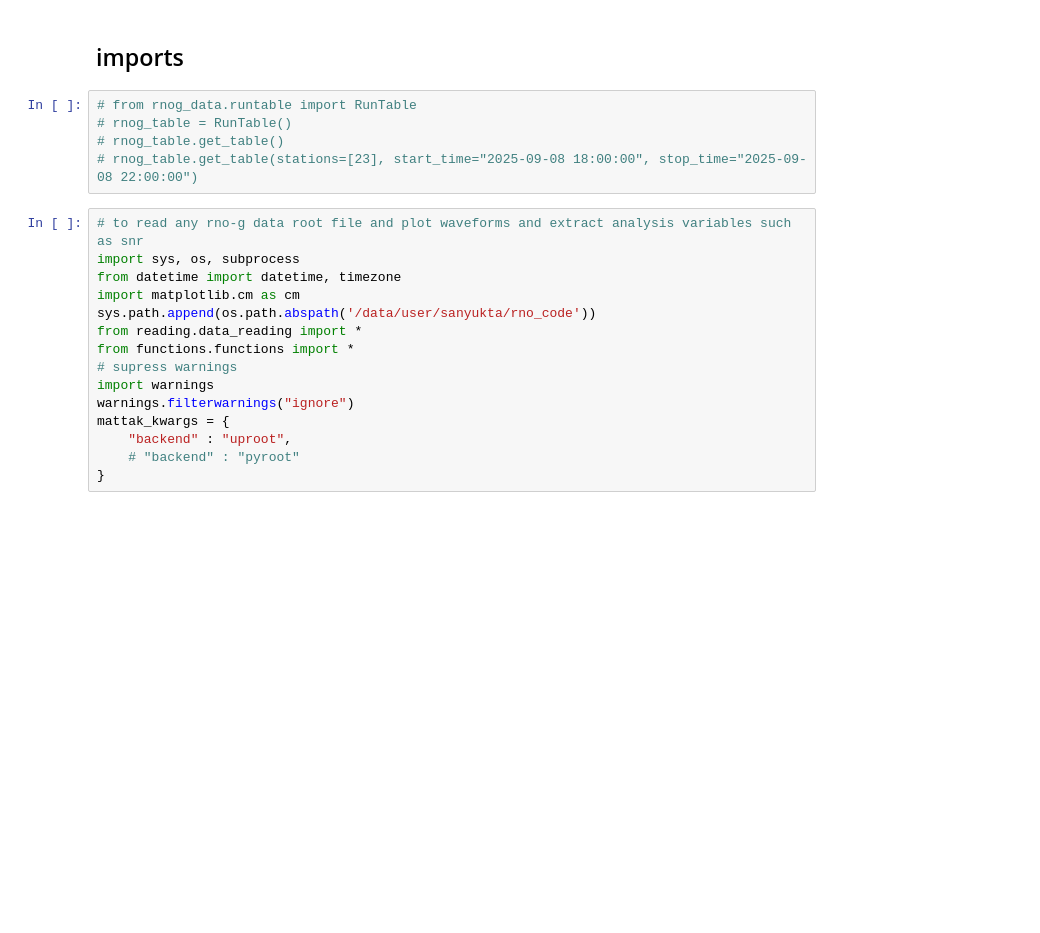
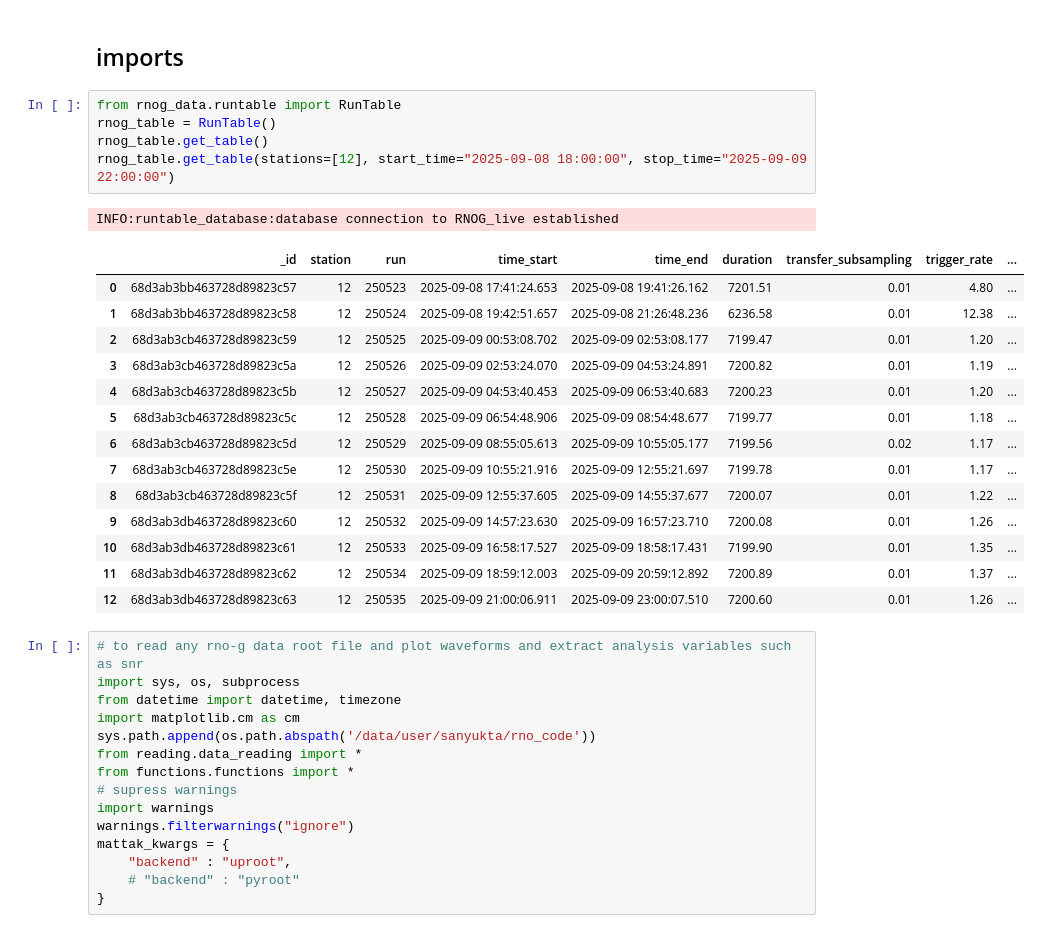
Before and after one commit to sanyukta13/rno_code, a Jupyter notebook: triboelectric/read_root.ipynb, the cells around one changed output. Cells and saved outputs as stored; diff of their text form; blank space fills up the shorter version.

```diff
--- a/triboelectric/read_root.ipynb
+++ b/triboelectric/read_root.ipynb
@@ -1,10 +1,26 @@
 # %% [markdown]
 ## imports
 # %%
-# from rnog_data.runtable import RunTable
-# rnog_table = RunTable()
-# rnog_table.get_table()
-# rnog_table.get_table(stations=[23], start_time="2025-09-08 18:00:00", stop_time="2025-09-08 22:00:00")
+from rnog_data.runtable import RunTable
+rnog_table = RunTable()
+rnog_table.get_table()
+rnog_table.get_table(stations=[12], start_time="2025-09-08 18:00:00", stop_time="2025-09-09 22:00:00")
+# %% [output]
+INFO:runtable_database:database connection to RNOG_live established
+|  | _id | station | run | time_start | time_end | duration | transfer_subsampling | trigger_rate | ... |
+| 0 | 68d3ab3bb463728d89823c57 | 12 | 250523 | 2025-09-08 17:41:24.653 | 2025-09-08 19:41:26.162 | 7201.51 | 0.01 | 4.80 | ... |
+| 1 | 68d3ab3bb463728d89823c58 | 12 | 250524 | 2025-09-08 19:42:51.657 | 2025-09-08 21:26:48.236 | 6236.58 | 0.01 | 12.38 | ... |
+| 2 | 68d3ab3cb463728d89823c59 | 12 | 250525 | 2025-09-09 00:53:08.702 | 2025-09-09 02:53:08.177 | 7199.47 | 0.01 | 1.20 | ... |
+| 3 | 68d3ab3cb463728d89823c5a | 12 | 250526 | 2025-09-09 02:53:24.070 | 2025-09-09 04:53:24.891 | 7200.82 | 0.01 | 1.19 | ... |
+| 4 | 68d3ab3cb463728d89823c5b | 12 | 250527 | 2025-09-09 04:53:40.453 | 2025-09-09 06:53:40.683 | 7200.23 | 0.01 | 1.20 | ... |
+| 5 | 68d3ab3cb463728d89823c5c | 12 | 250528 | 2025-09-09 06:54:48.906 | 2025-09-09 08:54:48.677 | 7199.77 | 0.01 | 1.18 | ... |
+| 6 | 68d3ab3cb463728d89823c5d | 12 | 250529 | 2025-09-09 08:55:05.613 | 2025-09-09 10:55:05.177 | 7199.56 | 0.02 | 1.17 | ... |
+| 7 | 68d3ab3cb463728d89823c5e | 12 | 250530 | 2025-09-09 10:55:21.916 | 2025-09-09 12:55:21.697 | 7199.78 | 0.01 | 1.17 | ... |
+| 8 | 68d3ab3cb463728d89823c5f | 12 | 250531 | 2025-09-09 12:55:37.605 | 2025-09-09 14:55:37.677 | 7200.07 | 0.01 | 1.22 | ... |
+| 9 | 68d3ab3db463728d89823c60 | 12 | 250532 | 2025-09-09 14:57:23.630 | 2025-09-09 16:57:23.710 | 7200.08 | 0.01 | 1.26 | ... |
+| 10 | 68d3ab3db463728d89823c61 | 12 | 250533 | 2025-09-09 16:58:17.527 | 2025-09-09 18:58:17.431 | 7199.90 | 0.01 | 1.35 | ... |
+| 11 | 68d3ab3db463728d89823c62 | 12 | 250534 | 2025-09-09 18:59:12.003 | 2025-09-09 20:59:12.892 | 7200.89 | 0.01 | 1.37 | ... |
+| 12 | 68d3ab3db463728d89823c63 | 12 | 250535 | 2025-09-09 21:00:06.911 | 2025-09-09 23:00:07.510 | 7200.60 | 0.01 | 1.26 | ... |
 # %%
 # to read any rno-g data root file and plot waveforms and extract analysis variables such as snr
 import sys, os, subprocess
```
Also changed, not shown: parts of 11 cells of this notebook, 1 other file.
